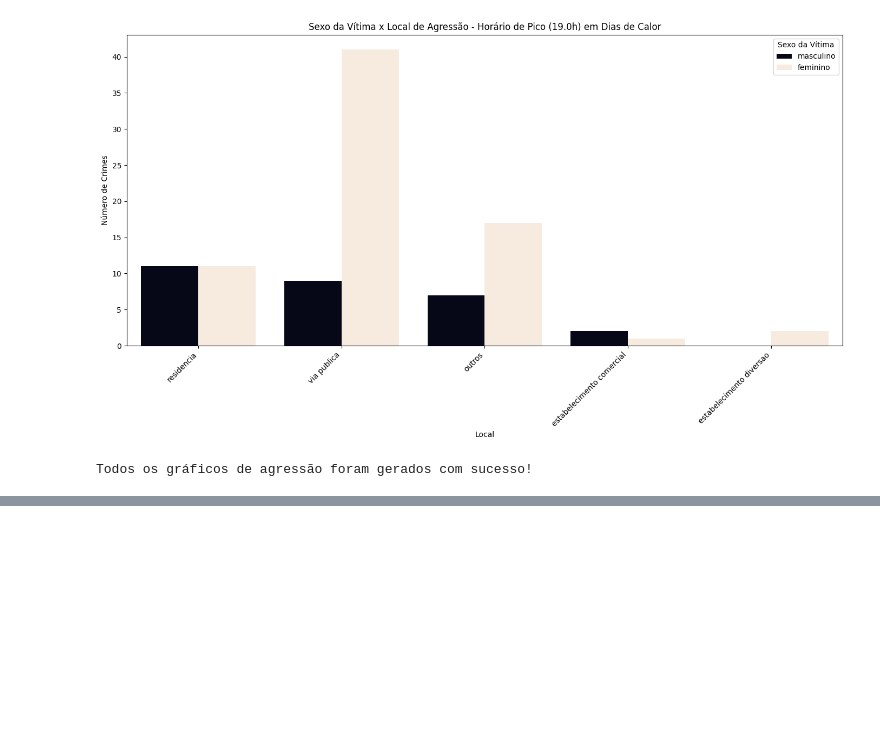
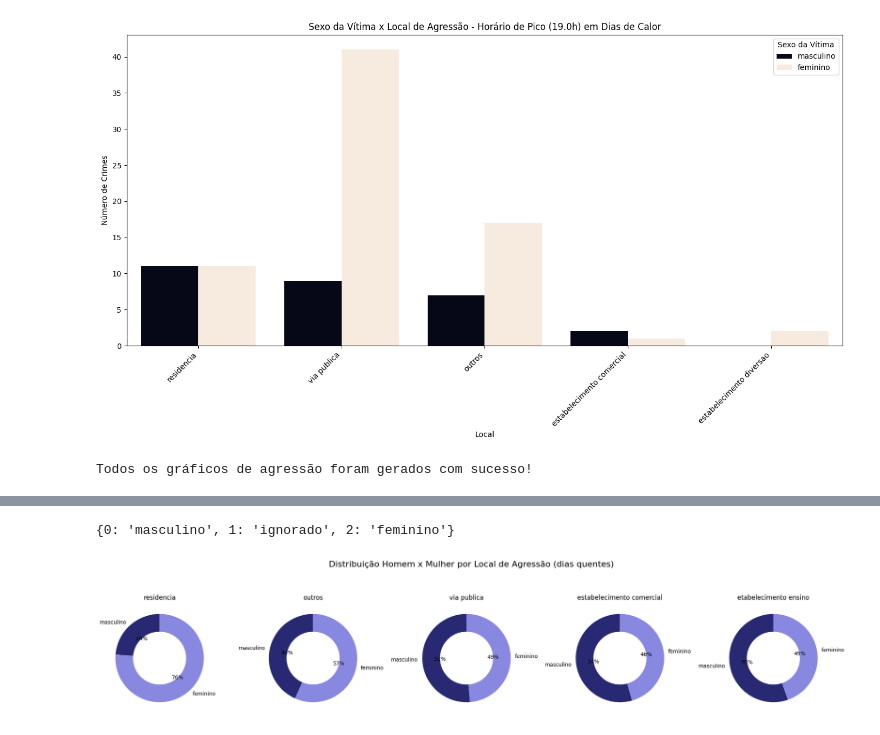
Before and after one commit to eduardosichelero/dados-criminalidade-meteorologia, a Jupyter notebook: main.ipynb, the cells around one changed output, grey strips where cells are left out. Drawn from its saved outputs; the diff is of its cells as text; code cells hidden in the pictures; blank space fills up the shorter version.

Commit message:
feat: Inclusão de novos graficos e ajuste em README e requerimentos para rodar o projeto

```diff
--- a/main.ipynb
+++ b/main.ipynb
@@ -688,0 +744,30 @@ Todos os gráficos de agressão foram gerados com sucesso!
+# %%
+# Descubra qual é o código do 'ignorado' no seu dicionario de sexo_vitima:
+print(dicionarios_fator['sexo_vitima'])
+# Suponha que seja, por exemplo, 2
+
+cod_ignorado = [k for k,v in dicionarios_fator['sexo_vitima'].items() if 'ignorado' in v][0]  # geralmente 2
+
+# Agora, remova o ignorado nos gráficos de pizza:
+import matplotlib.pyplot as plt
+
+top_locais = df_agressao['local_fato'].value_counts().head(5).index
+sexo_labels = [dicionarios_fator['sexo_vitima'][k] for k in dicionarios_fator['sexo_vitima'] if k != cod_ignorado]
+colors = ['#292973', '#8888e1']  # ajuste para só masculino/feminino
+
+fig, axs = plt.subplots(1, len(top_locais), figsize=(4*len(top_locais), 5))
+
+for i, loc in enumerate(top_locais):
+    dados_local = df_agressao[df_agressao['local_fato'] == loc]
+    counts = dados_local['sexo_vitima'].value_counts()
+    # Só masculino/feminino:
+    valores = [counts.get(k, 0) for k in dicionarios_fator['sexo_vitima'] if k != cod_ignorado]
+    axs[i].pie(valores, labels=sexo_labels, colors=colors, autopct='%1.0f%%', startangle=90, wedgeprops=dict(width=0.4))
+    axs[i].set_title(f"{dicionarios_fator['local_fato'][loc]}", fontsize=12)
+
+plt.suptitle('Distribuição Homem x Mulher por Local de Agressão (dias quentes)', fontsize=16)
+plt.tight_layout()
+plt.show()
+# %% [output]
+{0: 'masculino', 1: 'ignorado', 2: 'feminino'}
+[figure, added]
```
Also changed, not shown: parts of 6 cells of this notebook, 2 other files.
